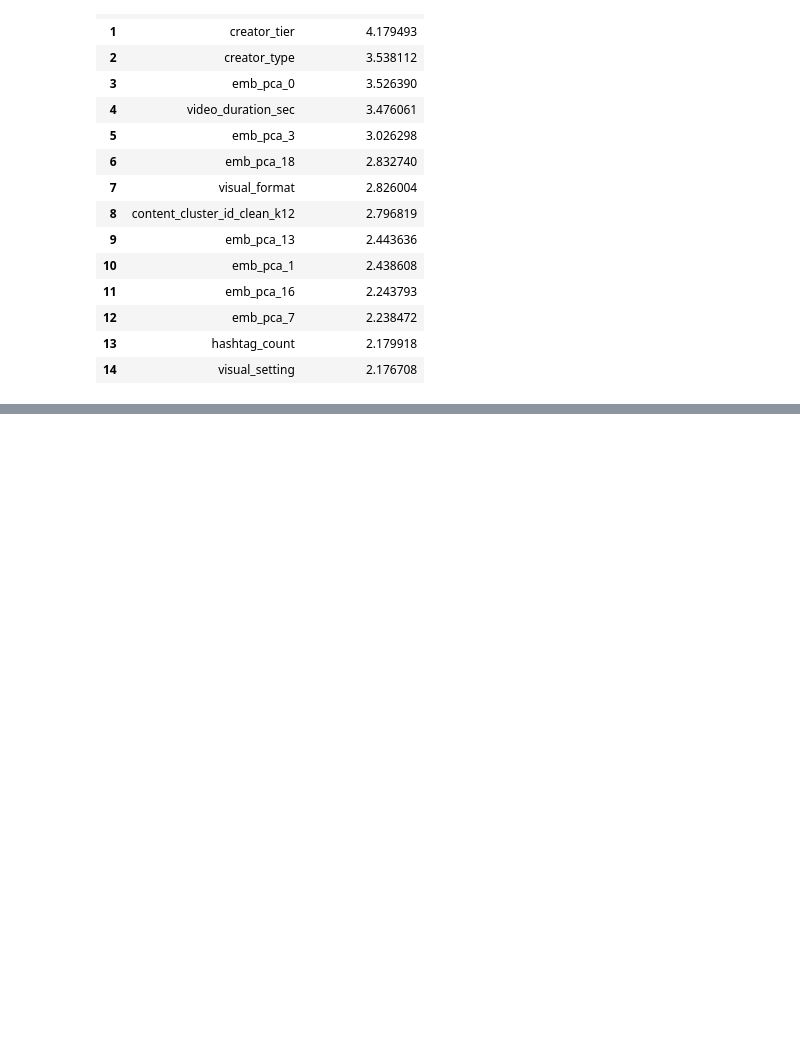
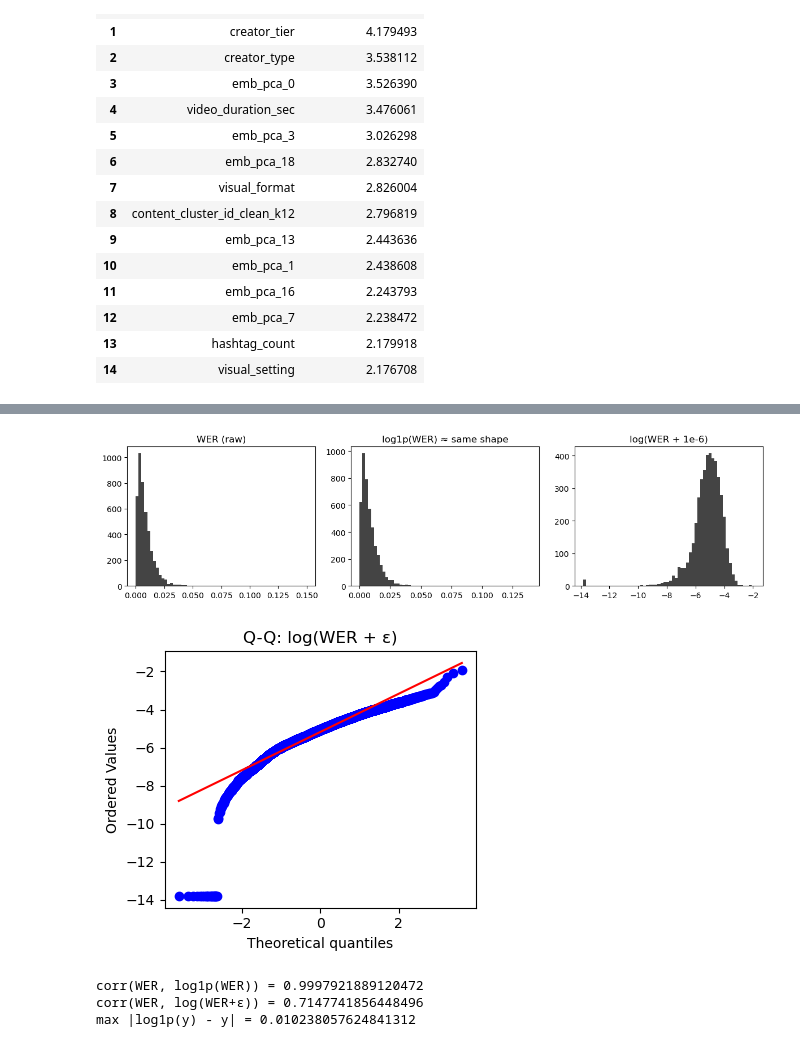
Before and after one commit to Sherry-max33/tiktok-brand-analytics, a Jupyter notebook: notebooks/03_engagement_modeling.ipynb, the cells around one changed output, grey strips where cells are left out. Cells and saved outputs as stored; diff of their text form; code cells hidden in the pictures; blank space fills up the shorter version.

```diff
--- a/notebooks/03_engagement_modeling.ipynb
+++ b/notebooks/03_engagement_modeling.ipynb
@@ -256,0 +259,28 @@ if cv[BEST].importances is not None:
+# %%
+from scipy import stats
+
+fig, axes = plt.subplots(1, 3, figsize=(12, 3.2))
+axes[0].hist(data.y, bins=60, color="#444")
+axes[0].set_title("WER (raw)")
+axes[1].hist(np.log1p(data.y), bins=60, color="#444")
+axes[1].set_title("log1p(WER) ≈ same shape")
+axes[2].hist(np.log(data.y + 1e-6), bins=60, color="#444")
+axes[2].set_title("log(WER + 1e-6)")
+fig.tight_layout()
+plt.show()
+
+fig = plt.figure(figsize=(4, 3.5))
+stats.probplot(np.log(data.y + 1e-6), dist="norm", plot=plt)
+plt.title("Q-Q: log(WER + ε)")
+plt.tight_layout()
+plt.show()
+
+print("corr(WER, log1p(WER)) =", float(np.corrcoef(data.y, np.log1p(data.y))[0, 1]))
+print("corr(WER, log(WER+ε)) =", float(np.corrcoef(data.y, np.log(data.y + 1e-6))[0, 1]))
+print("max |log1p(y) - y| =", float(np.max(np.abs(np.log1p(data.y) - data.y))))
+# %% [output]
+[figure, added]
+[figure, added]
+corr(WER, log1p(WER)) = 0.9997921889120472
+corr(WER, log(WER+ε)) = 0.7147741856448496
+max |log1p(y) - y| = 0.010238057624841312
```
Also changed, not shown: parts of 32 cells of this notebook, 12 other files.
